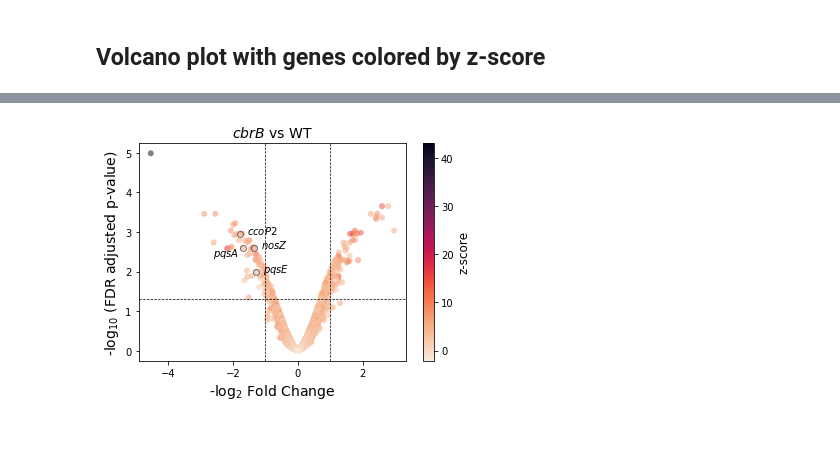
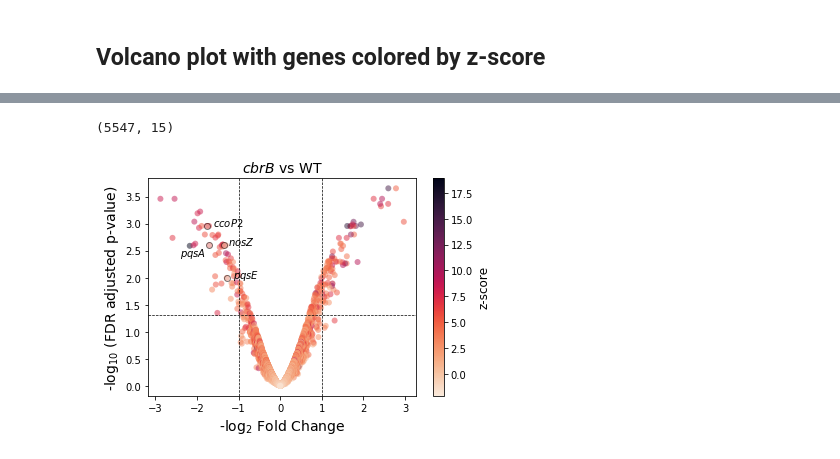
Before and after one commit to greenelab/generic-expression-patterns, a Jupyter notebook: pseudomonas_analysis/viz_E-GEOD-33245_cbrB_v_WT.ipynb, the cells around one changed output, grey strips where cells are left out. Drawn from its saved outputs; the diff is of its cells as text; code cells hidden in the pictures.

Commit message:
update figure 5 panels

```diff
--- a/pseudomonas_analysis/viz_E-GEOD-33245_cbrB_v_WT.ipynb
+++ b/pseudomonas_analysis/viz_E-GEOD-33245_cbrB_v_WT.ipynb
@@ -272,3 +274,12 @@ cbrB_crc_df.head()
 | PA4131 | NaN | -2.881690 | 8.406546 | -2.796261 | 4.148919 | 4.257627 | ... |
 | PA4739 | NaN | 2.784541 | 4.997361 | -0.003459 | -2.039124 | 7.036485 | ... |
 | PA1216 | NaN | 2.600594 | 15.052271 | 0.118840 | -1.507215 | 16.559485 | ... |
+# %%
+# Drop cbrB and crc rows for plot
+drop_idx = cbrB_crc_df[
+    (cbrB_crc_df["gene group"] == "cbrB") | (cbrB_crc_df["gene group"] == "crc")
+].index
+
+
+cbrB_crc_df = cbrB_crc_df.drop(drop_idx)
+cbrB_crc_df.shape
@@ -441,16 +507,9 @@ h.figure.savefig(
+# %%
+template_summary_df = template_summary_df.drop(drop_idx)
+print(template_summary_df.shape)
+# %% [output]
+(5547, 15)
 # %%
-# Read template DE stats
-template_summary_filename = os.path.join(
-    base_dir, dataset_name, f"generic_gene_summary_{project_id}_cbrB_v_WT.tsv"
-)
-template_summary_df = pd.read_csv(
-    template_summary_filename, sep="\t", index_col=0, header=0
-)
-
-# Take -log10 of adjusted p-value
-template_summary_df["padj_log10"] = -np.log10(template_summary_df["Adj P-value (Real)"])
-
-
 # Plot
 f1 = sns.scatterplot(
     data=template_summary_df,
@@ -506,7 +565,7 @@ f1 = sns.scatterplot(
 )
 
 # Add text labels for those genes mentioned above
-plt.text(
+"""plt.text(
     x=template_summary_df.loc[
         template_summary_df["Gene Name"] == "pqsA", "logFC (Real)"
     ]
@@ -514,55 +573,90 @@ plt.text(
     y=template_summary_df.loc[template_summary_df["Gene Name"] == "pqsA", "padj_log10"]
     - 0.2,
     s="$pqsA$",
+)"""
+plt.text(
+    x=template_summary_df.loc[
+        template_summary_df["Gene Name"] == "pqsA", "logFC (Real)"
+    ]
+    - 0.7,
+    y=template_summary_df.loc[template_summary_df["Gene Name"] == "pqsA", "padj_log10"]
+    - 0.2,
+    s="$pqsA$",
 )
-plt.text(
+"""plt.text(
     x=template_summary_df.loc[
         template_summary_df["Gene Name"] == "nosZ", "logFC (Real)"
     ]
     + 0.2,
     y=template_summary_df.loc[template_summary_df["Gene Name"] == "nosZ", "padj_log10"],
     s="$nosZ$",
+)"""
+plt.text(
+    x=template_summary_df.loc[
+        template_summary_df["Gene Name"] == "nosZ", "logFC (Real)"
+    ]
+    + 0.1,
+    y=template_summary_df.loc[template_summary_df["Gene Name"] == "nosZ", "padj_log10"],
+    s="$nosZ$",
 )
-plt.text(
+"""plt.text(
     x=template_summary_df.loc[
         template_summary_df["Gene Name"] == "pqsE", "logFC (Real)"
     ]
     + 0.2,
     y=template_summary_df.loc[template_summary_df["Gene Name"] == "pqsE", "padj_log10"],
     s="$pqsE$",
+)"""
+plt.text(
+    x=template_summary_df.loc[
+        template_summary_df["Gene Name"] == "pqsE", "logFC (Real)"
+    ]
+    + 0.15,
+    y=template_summary_df.loc[template_summary_df["Gene Name"] == "pqsE", "padj_log10"],
+    s="$pqsE$",
 )
+"""plt.text(
+    x=template_summary_df.loc[
+        template_summary_df["Gene Name"] == "ccoP2", "logFC (Real)"
+    ]
+    + 0.2,
+    y=template_summary_df.loc[
+        template_summary_df["Gene Name"] == "ccoP2", "padj_log10"
+    ],
+    s="$ccoP2$",
+)"""
 plt.text(
     x=template_summary_df.loc[
         template_summary_df["Gene Name"] == "ccoP2", "logFC (Real)"
     ]
-    + 0.2,
+    + 0.15,
     y=template_summary_df.loc[
         template_summary_df["Gene Name"] == "ccoP2", "padj_log10"
     ],
     s="$ccoP2$",
 )
 
 # Add traditional thresholds
 f1.axhline(-np.log10(0.05), c="black", lw=0.7, ls="--")
 f1.axvline(1, c="black", lw=0.7, ls="--")
 f1.axvline(-1, c="black", lw=0.7, ls="--")
 
 f1.set_ylabel(r"-log$_{10}$ (FDR adjusted p-value)", fontsize=14, fontname="Verdana")
 f1.set_xlabel(r"-log$_{2}$ Fold Change", fontsize=14, fontname="Verdana")
 f1.set_title("$cbrB$ vs WT", fontsize=14, fontname="Verdana")
 
 norm = plt.Normalize(
     template_summary_df["Z score"].min(), template_summary_df["Z score"].max()
 )
 sm = plt.cm.ScalarMappable(cmap="rocket_r", norm=norm)
 sm.set_array([])
 
 cb = f1.figure.colorbar(sm)
 
 cb.ax.tick_params(labelsize=10)
 cb.set_label(label="z-score", size=12, fontname="Verdana")
 # %% [output]
-[figure, old version]
+[figure, new version]
 # %%
 # Save
 f1.figure.savefig(
```
Also changed, not shown: parts of 8 cells of this notebook, 9 other files.
